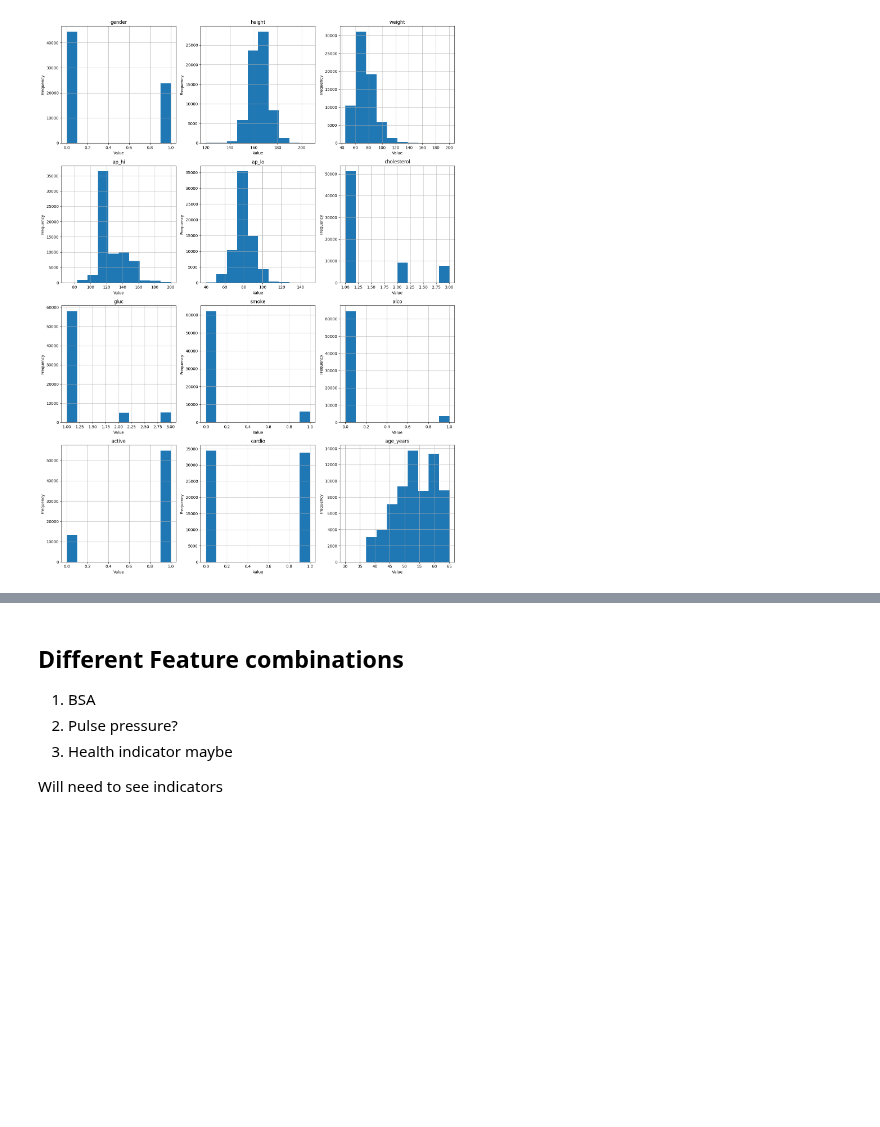
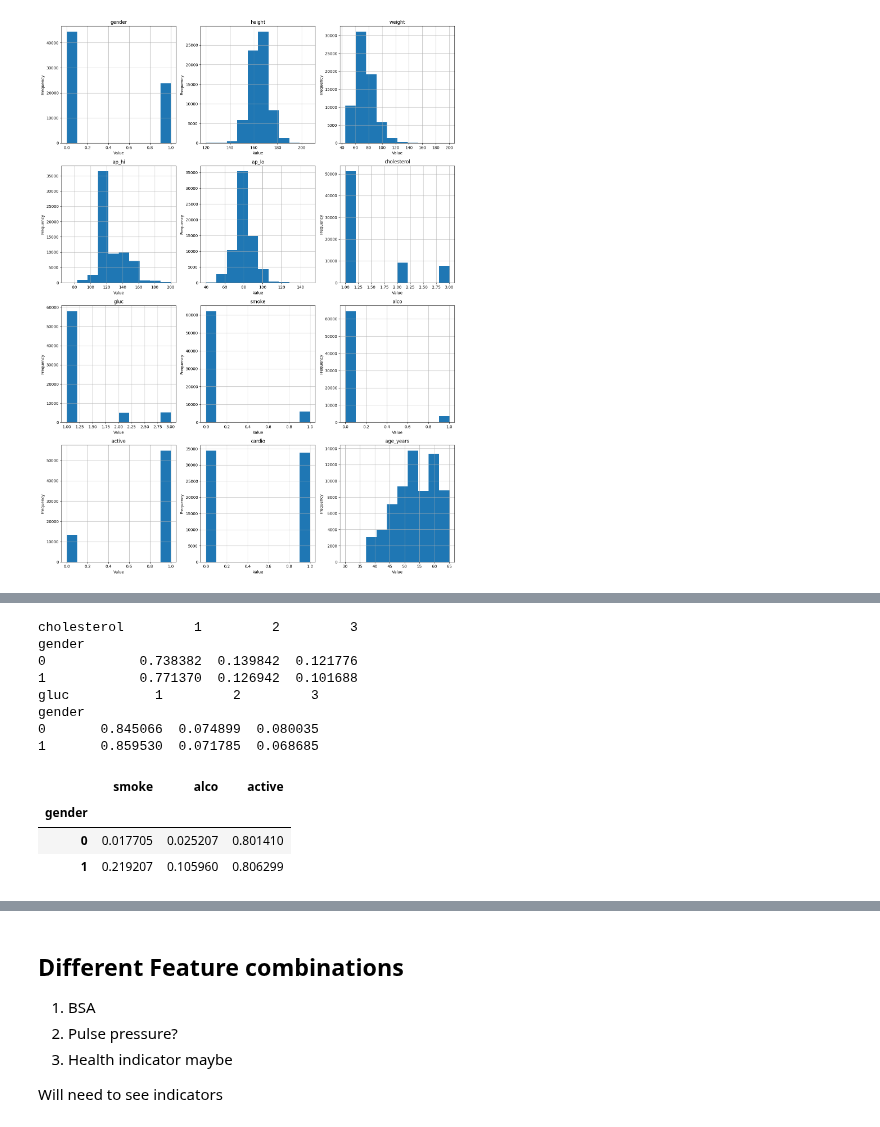
Before and after one commit to Kavisha612/Dissertation_ExplainableAI, a Jupyter notebook: cardio_train_data_preprocessing.ipynb, the cells around one changed output, grey strips where cells are left out. Drawn from its saved outputs; the diff is of its cells as text; code cells hidden in the pictures; blank space fills up the shorter version.

```diff
--- a/cardio_train_data_preprocessing.ipynb
+++ b/cardio_train_data_preprocessing.ipynb
@@ -207,0 +254,18 @@ df.to_csv("data/processed/cardio_baseline_clean.csv", index=False)
+# %%
+print(pd.crosstab(df["gender"], df["cholesterol"], normalize="index"))
+print(pd.crosstab(df["gender"], df["gluc"], normalize="index"))
+
+df.groupby("gender")[["smoke","alco","active"]].mean()
+# %% [output]
+cholesterol         1         2         3
+gender
+0            0.738382  0.139842  0.121776
+1            0.771370  0.126942  0.101688
+gluc           1         2         3
+gender
+0       0.845066  0.074899  0.080035
+1       0.859530  0.071785  0.068685
+|  | smoke | alco | active |
+| gender |  |  |  |
+| 0 | 0.017705 | 0.025207 | 0.801410 |
+| 1 | 0.219207 | 0.105960 | 0.806299 |
```
Also changed, not shown: parts of 5 cells of this notebook.
